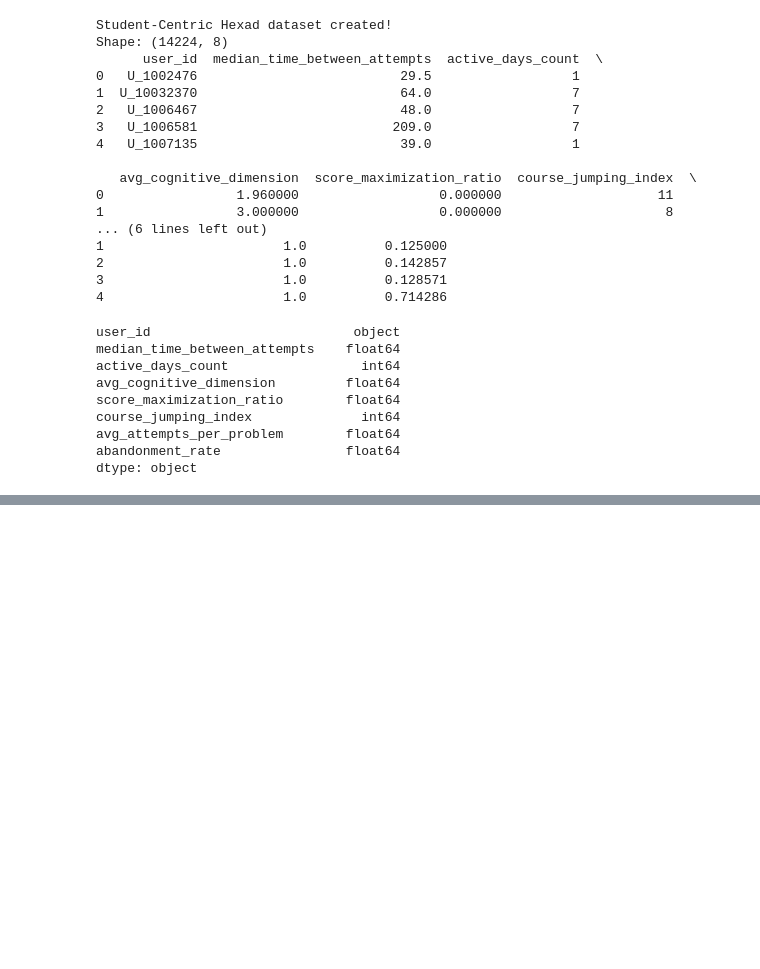
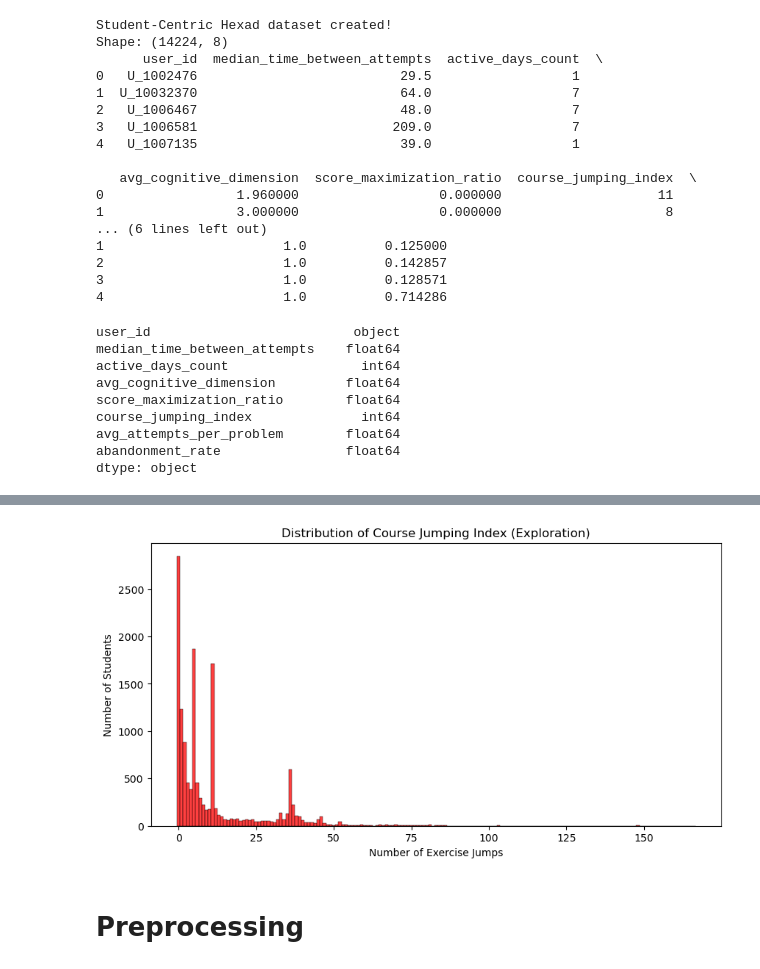
Before and after one commit to Muaz-fmb/MOOC-Radar-Student-Behavior-Clustering-, a Jupyter notebook: clustering.ipynb, the cells around one changed output, grey strips where cells are left out. Cells and saved outputs as stored; diff of their text form; code cells hidden in the pictures; blank space fills up the shorter version.

Commit message:
Preprocessing

```diff
--- a/clustering.ipynb
+++ b/clustering.ipynb
@@ -196,0 +210,13 @@ dtype: object
+# %%
+
+plt.figure(figsize=(10, 5))
+sns.histplot(data=df_aggregated, x='course_jumping_index', discrete=True, color='red')
+
+plt.title('Distribution of Course Jumping Index (Exploration)')
+plt.xlabel('Number of Exercise Jumps')
+plt.ylabel('Number of Students')
+plt.show()
+# %% [output]
+[figure, added]
+# %% [markdown]
+# Preprocessing
```
Also changed, not shown: parts of 7 cells of this notebook.
